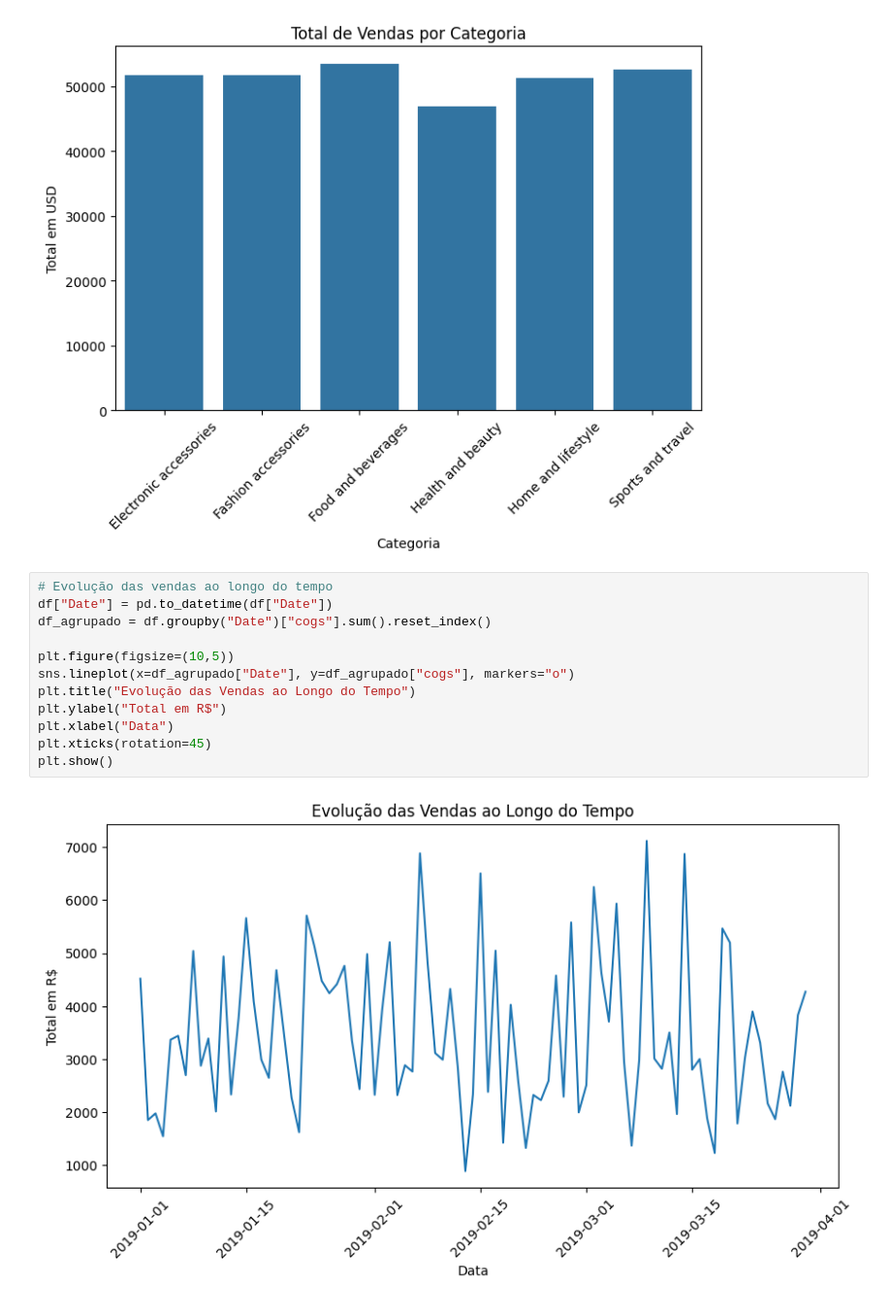
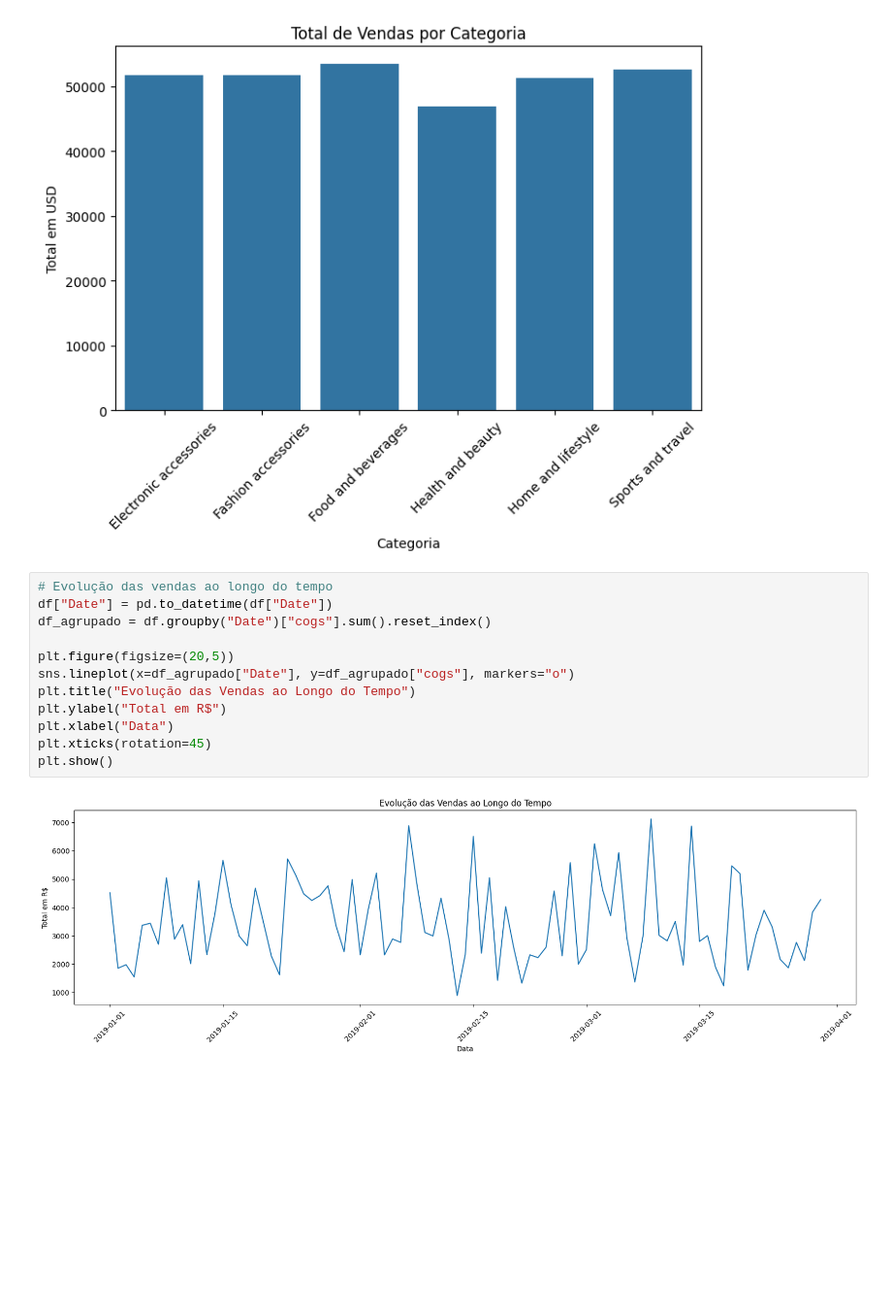
Before and after one commit to josafasantos/projetos, a Jupyter notebook: Ciencia-dados/01-analise-vendas/01-analise-vendas.ipynb, the cells around one changed output. Shown at 97% size. Saved outputs shown, nothing was run; the diff lists cells and outputs as text; blank space fills up the shorter version.

```diff
--- a/Ciencia-dados/01-analise-vendas/01-analise-vendas.ipynb
+++ b/Ciencia-dados/01-analise-vendas/01-analise-vendas.ipynb
@@ -142,17 +142,17 @@ plt.show()
 # %%
 # Evolução das vendas ao longo do tempo
 df["Date"] = pd.to_datetime(df["Date"])
 df_agrupado = df.groupby("Date")["cogs"].sum().reset_index()
 
-plt.figure(figsize=(10,5))
+plt.figure(figsize=(20,5))
 sns.lineplot(x=df_agrupado["Date"], y=df_agrupado["cogs"], markers="o")
 plt.title("Evolução das Vendas ao Longo do Tempo")
 plt.ylabel("Total em R$")
 plt.xlabel("Data")
 plt.xticks(rotation=45)
 plt.show()
 # %% [output]
-[figure, old version]
+[figure, new version]
 # %%
 #Categoria mais vendida
 categoria_mais_vendida = df.groupby("Product line")["Quantity"].sum().sort_values(ascending=False)
```
Also changed, not shown: parts of 1 cell of this notebook.
